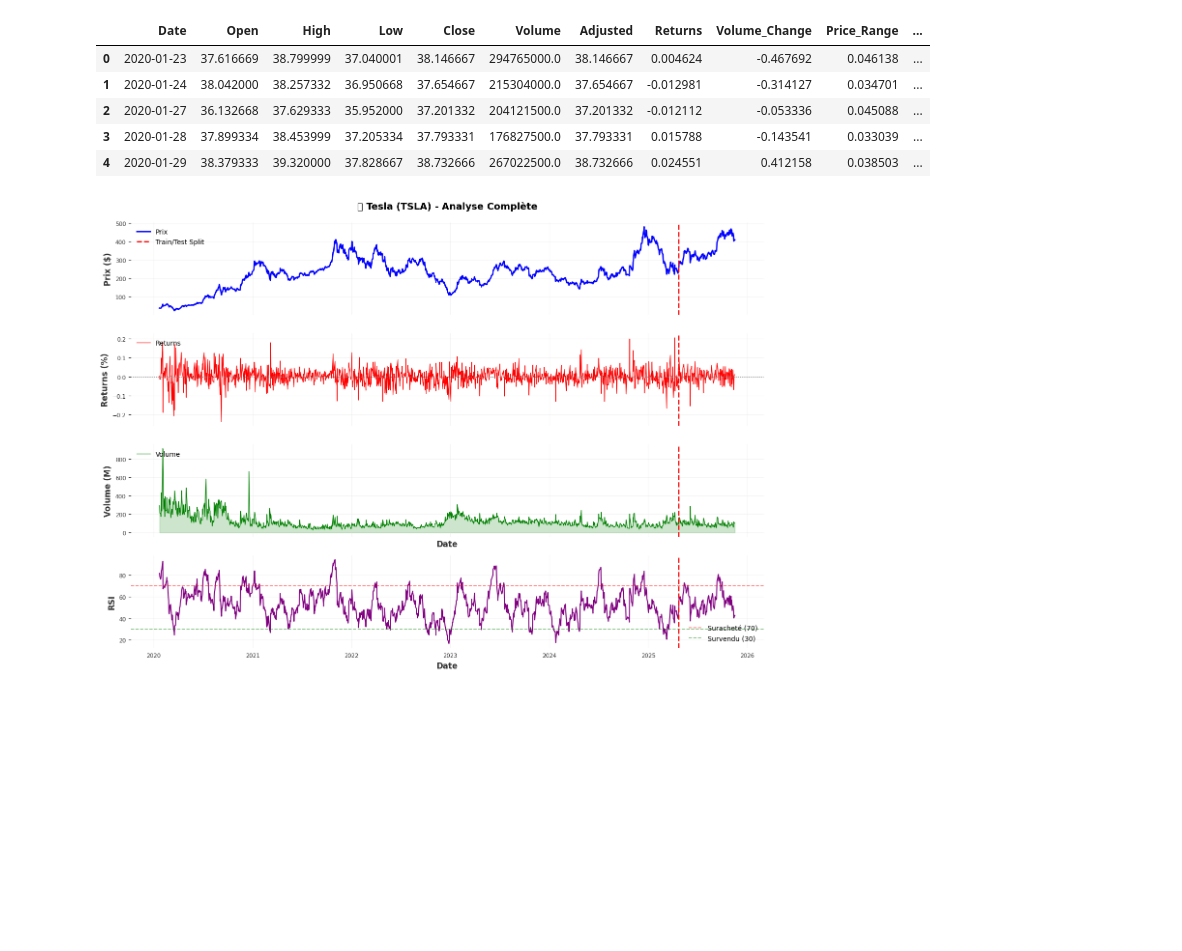
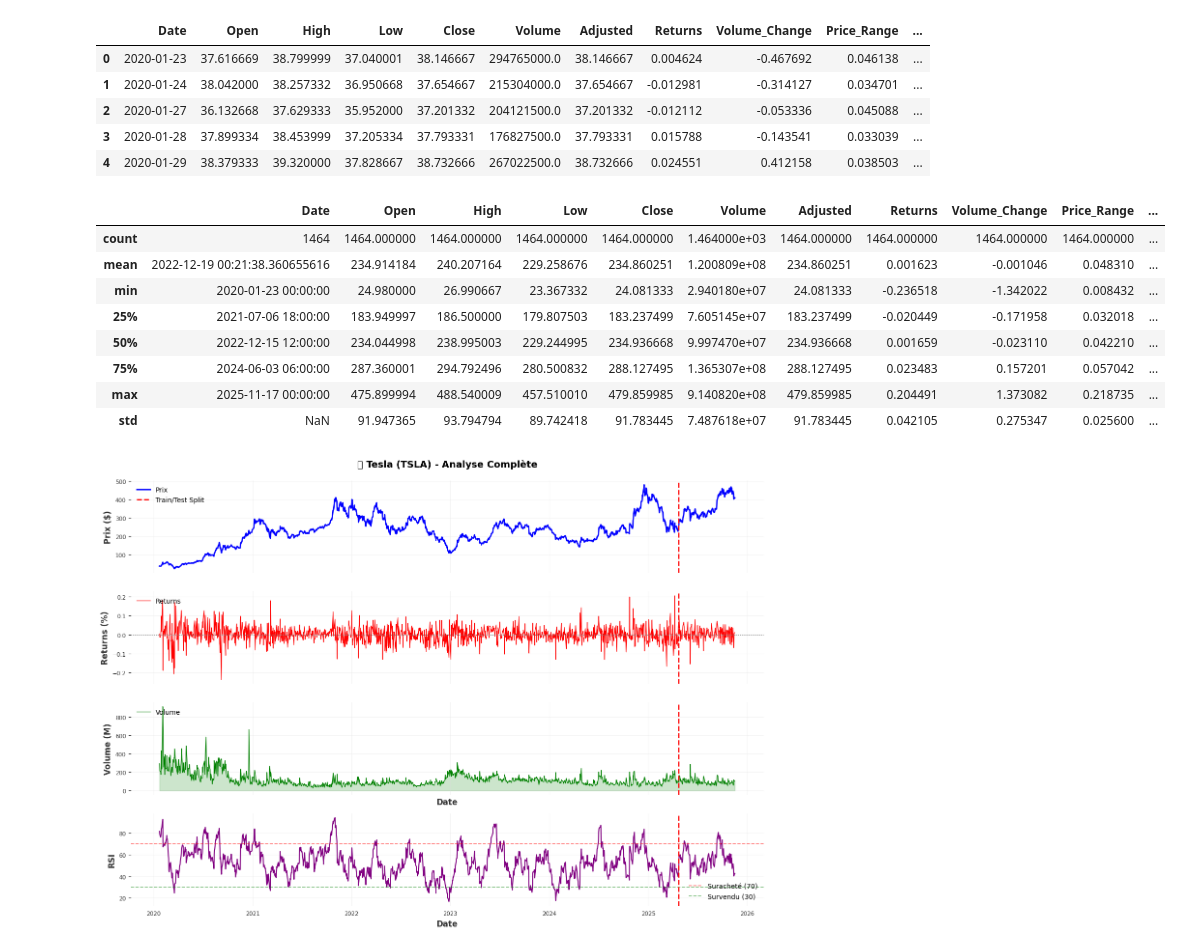
Before and after one commit to andolsitayssir/Tesla_time_series, a Jupyter notebook: tesla_deep.ipynb, the cells around one changed output. Cells and saved outputs as stored; diff of their text form; code cells hidden in the pictures; blank space fills up the shorter version.

```diff
--- a/tesla_deep.ipynb
+++ b/tesla_deep.ipynb
@@ -50,6 +50,18 @@ tsla_data.head()
 | 2 | 2020-01-27 | 36.132668 | 37.629333 | 35.952000 | 37.201332 | 204121500.0 | 37.201332 | -0.012112 | -0.053336 | 0.045088 | ... |
 | 3 | 2020-01-28 | 37.899334 | 38.453999 | 37.205334 | 37.793331 | 176827500.0 | 37.793331 | 0.015788 | -0.143541 | 0.033039 | ... |
 | 4 | 2020-01-29 | 38.379333 | 39.320000 | 37.828667 | 38.732666 | 267022500.0 | 38.732666 | 0.024551 | 0.412158 | 0.038503 | ... |
+# %%
+tsla_data.describe()
+# %% [output]
+|  | Date | Open | High | Low | Close | Volume | Adjusted | Returns | Volume_Change | Price_Range | ... |
+| count | 1464 | 1464.000000 | 1464.000000 | 1464.000000 | 1464.000000 | 1.464000e+03 | 1464.000000 | 1464.000000 | 1464.000000 | 1464.000000 | ... |
+| mean | 2022-12-19 00:21:38.360655616 | 234.914184 | 240.207164 | 229.258676 | 234.860251 | 1.200809e+08 | 234.860251 | 0.001623 | -0.001046 | 0.048310 | ... |
+| min | 2020-01-23 00:00:00 | 24.980000 | 26.990667 | 23.367332 | 24.081333 | 2.940180e+07 | 24.081333 | -0.236518 | -1.342022 | 0.008432 | ... |
+| 25% | 2021-07-06 18:00:00 | 183.949997 | 186.500000 | 179.807503 | 183.237499 | 7.605145e+07 | 183.237499 | -0.020449 | -0.171958 | 0.032018 | ... |
+| 50% | 2022-12-15 12:00:00 | 234.044998 | 238.995003 | 229.244995 | 234.936668 | 9.997470e+07 | 234.936668 | 0.001659 | -0.023110 | 0.042210 | ... |
+| 75% | 2024-06-03 06:00:00 | 287.360001 | 294.792496 | 280.500832 | 288.127495 | 1.365307e+08 | 288.127495 | 0.023483 | 0.157201 | 0.057042 | ... |
+| max | 2025-11-17 00:00:00 | 475.899994 | 488.540009 | 457.510010 | 479.859985 | 9.140820e+08 | 479.859985 | 0.204491 | 1.373082 | 0.218735 | ... |
+| std | NaN | 91.947365 | 93.794794 | 89.742418 | 91.783445 | 7.487618e+07 | 91.783445 | 0.042105 | 0.275347 | 0.025600 | ... |
 # %%
 
 fig, axes = plt.subplots(4, 1, figsize=(14, 10), sharex=True)
```
Also changed, not shown: 4 other files.
